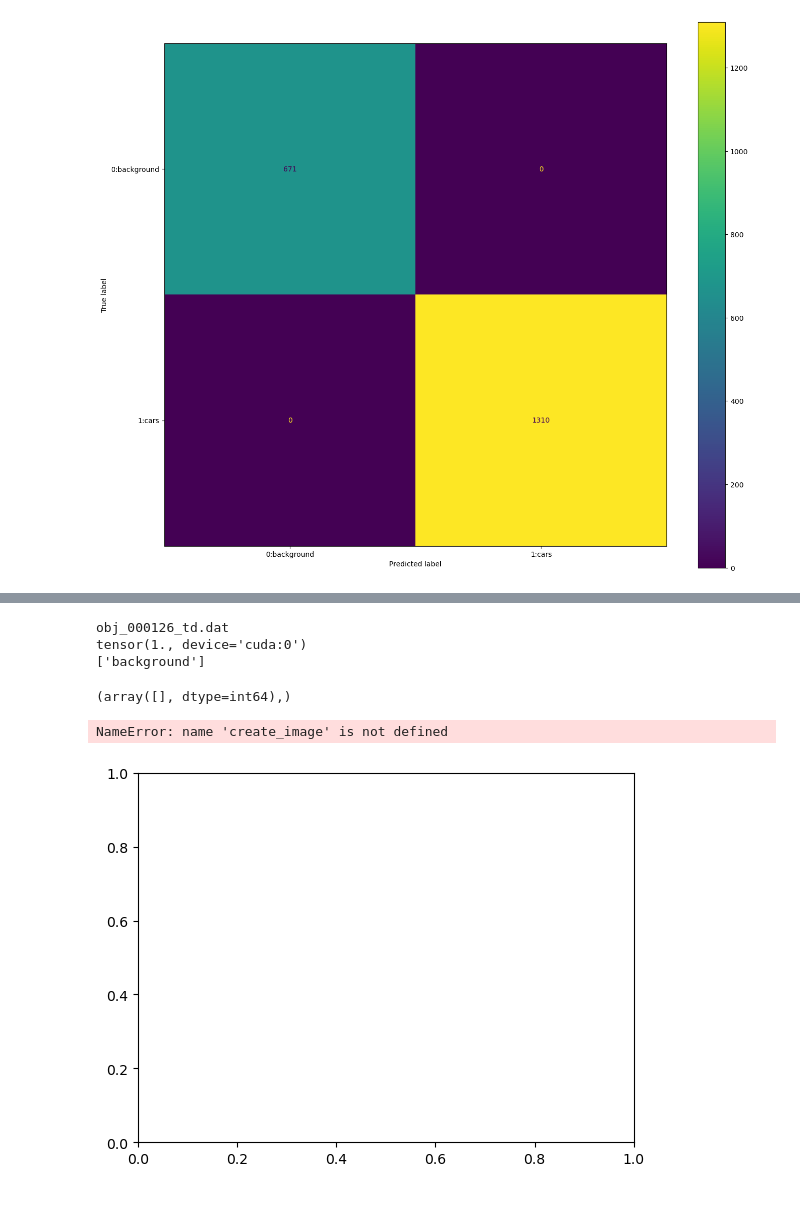
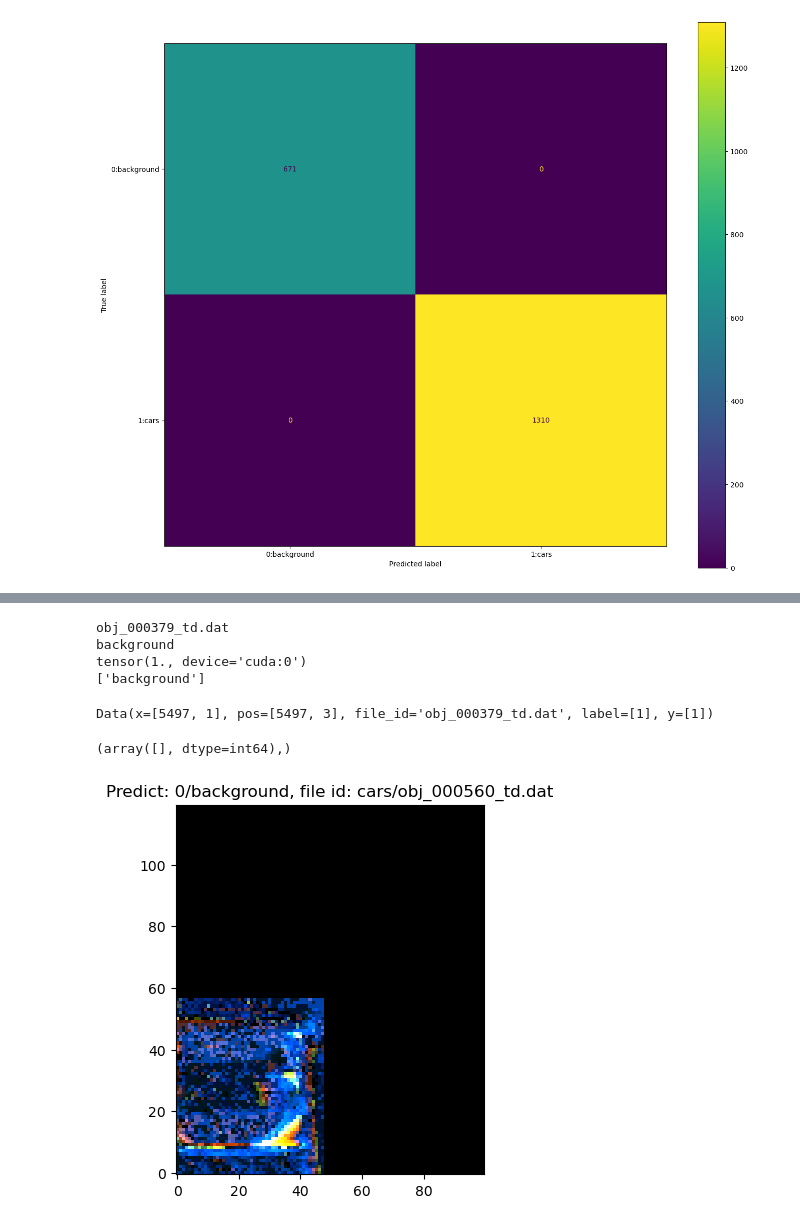
Before and after one commit to hesamaraghi/DGCNN_CV_format, a Jupyter notebook: test_loading.ipynb, the cells around one changed output, grey strips where cells are left out. Cells and saved outputs as stored; diff of their text form; code cells hidden in the pictures.

```diff
--- a/test_loading.ipynb
+++ b/test_loading.ipynb
@@ -295,7 +320,7 @@ for n,v in name2ind.items():
             break
 # %%
 idx = torch.randint(0, len(ds),(1,))
-idx = [19]
+idx = [6]
 # idx = (name2ind['l_0011.mat'],)
 correct = 0
 total = 0
@@ -317,35 +342,40 @@ with torch.no_grad():
         total += data.y.shape[0]
     # loss = runner.loss_fn(y_hat, y)
 print(data.file_id)
+print(data.label[0])
 print(correct/total)
 print([ds.categories[int(c)] for c in np.unique(np.array(y1_hat))])
 # %% [output]
-obj_000126_td.dat
+obj_000379_td.dat
+background
 tensor(1., device='cuda:0')
 ['background']
+# %%
+ds[6]
+# %% [output]
+Data(x=[5497, 1], pos=[5497, 3], file_id='obj_000379_td.dat', label=[1], y=[1])
 # %%
 np.where(np.array(y1_hat) !=  ds[idx][0].y.clone().detach().cpu().numpy())
 # %% [output]
 (array([], dtype=int64),)
 # %%
 
-idx = 31
+idx = 4212
 data = ds[idx]
 
 fig, axs = plt.subplots(1, 1)
 data.batch = torch.zeros(data.num_nodes, dtype=torch.long)
 data = data.to(device)
 out = model(data)
 vox = model.quantization_layer.forward(data)
 label = torch.argmax(out, dim=1)
 rep = create_image(vox)
 axs.imshow(rep.permute(1,2,0))
 axs.invert_yaxis()
 axs.set_title(f"Predict: {label.item()}/{ds.categories[label.item()]}, file id: {data.label[0]}/{data.file_id}")
 plt.show()
 # %% [output]
-NameError: name 'create_image' is not defined
-[figure, old version]
+[figure, new version]
 # %%
 
 ys = [d.y.clone().detach().item() for d in ds]
```
Also changed, not shown: parts of 2 cells of this notebook.
